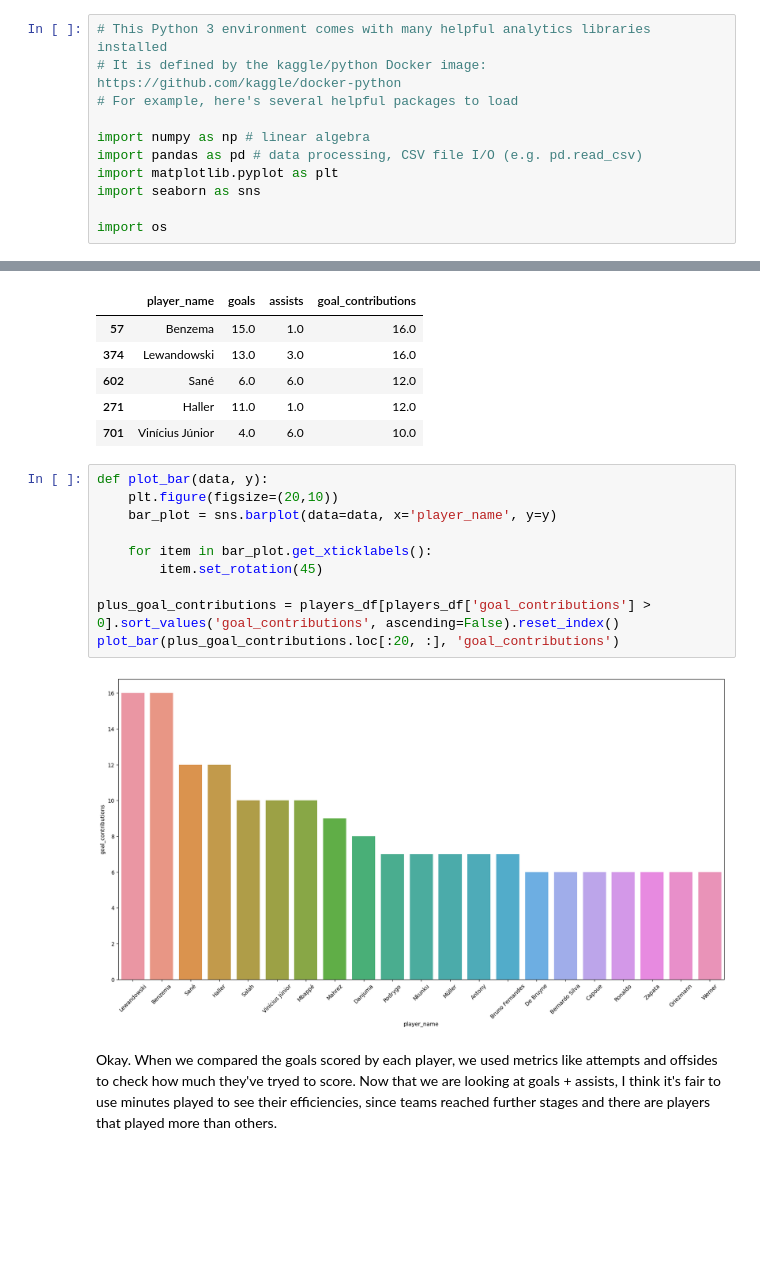
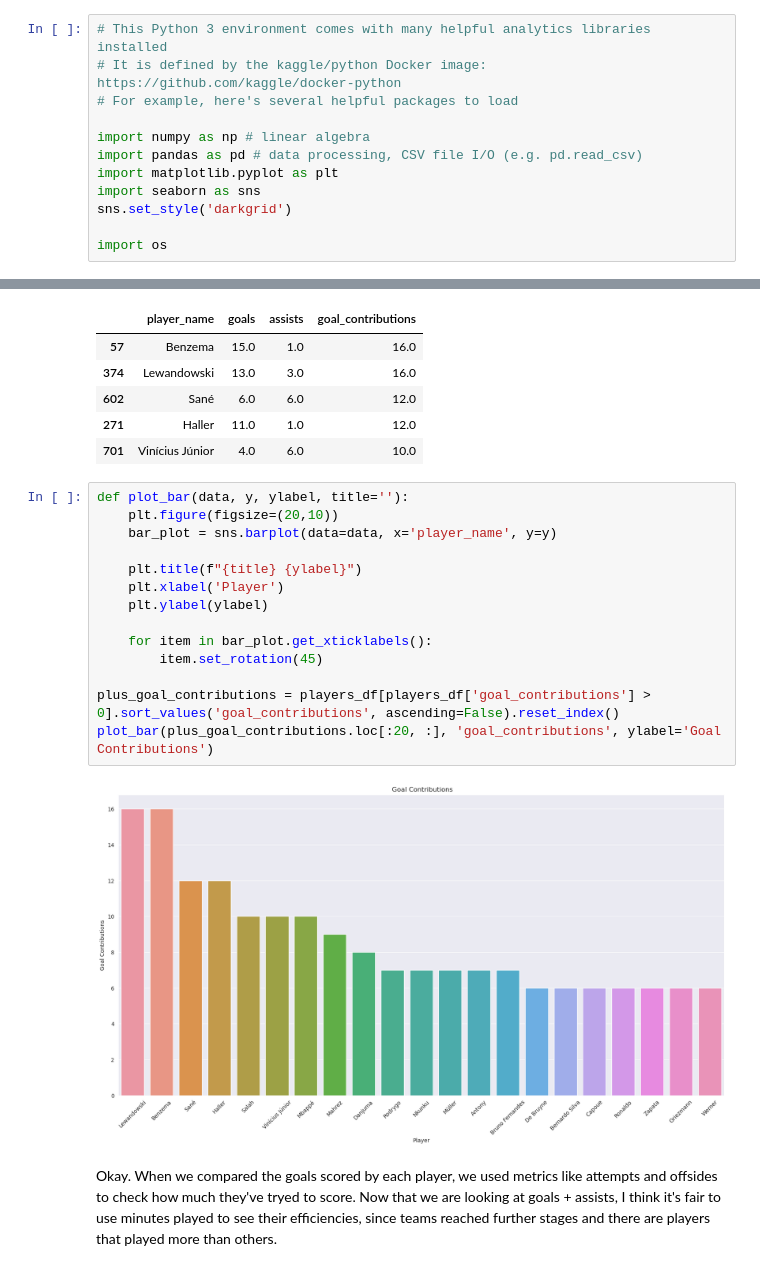
Before and after one commit to caiomelo22/20-21-Champions-League-Analysis, a Jupyter notebook: notebooke5ae0d8453.ipynb, the cells around one changed output, grey strips where cells are left out. Saved outputs shown, nothing was run; the diff lists cells and outputs as text; blank space fills up the shorter version.

```diff
--- a/notebooke5ae0d8453.ipynb
+++ b/notebooke5ae0d8453.ipynb
@@ -9,6 +9,7 @@ import numpy as np # linear algebra
 import pandas as pd # data processing, CSV file I/O (e.g. pd.read_csv)
 import matplotlib.pyplot as plt
 import seaborn as sns
+sns.set_style('darkgrid')
 
 import os
 # %% [markdown]
@@ -157,17 +162,21 @@ players_df.loc[:, ['player_name', 'goals', 'assists', 'goal_contributions']].sor
 | 271 | Haller | 11.0 | 1.0 | 12.0 |
 | 701 | Vinícius Júnior | 4.0 | 6.0 | 10.0 |
 # %%
-def plot_bar(data, y):
+def plot_bar(data, y, ylabel, title=''):
     plt.figure(figsize=(20,10))
     bar_plot = sns.barplot(data=data, x='player_name', y=y)
+
+    plt.title(f"{title} {ylabel}")
+    plt.xlabel('Player')
+    plt.ylabel(ylabel)
 
     for item in bar_plot.get_xticklabels():
         item.set_rotation(45)
 
 plus_goal_contributions = players_df[players_df['goal_contributions'] > 0].sort_values('goal_contributions', ascending=False).reset_index()
-plot_bar(plus_goal_contributions.loc[:20, :], 'goal_contributions')
+plot_bar(plus_goal_contributions.loc[:20, :], 'goal_contributions', ylabel='Goal Contributions')
 # %% [output]
-[figure, old version]
+[figure, new version]
 # %% [markdown]
 Okay. When we compared the goals scored by each player, we used metrics like attempts and offsides to check how much they've tryed to score. Now that we are looking at goals + assists, I think it's fair to use minutes played to see their efficiencies, since teams reached further stages and there are players that played more than others.
 # %%
```
Also changed, not shown: parts of 5 cells of this notebook.
